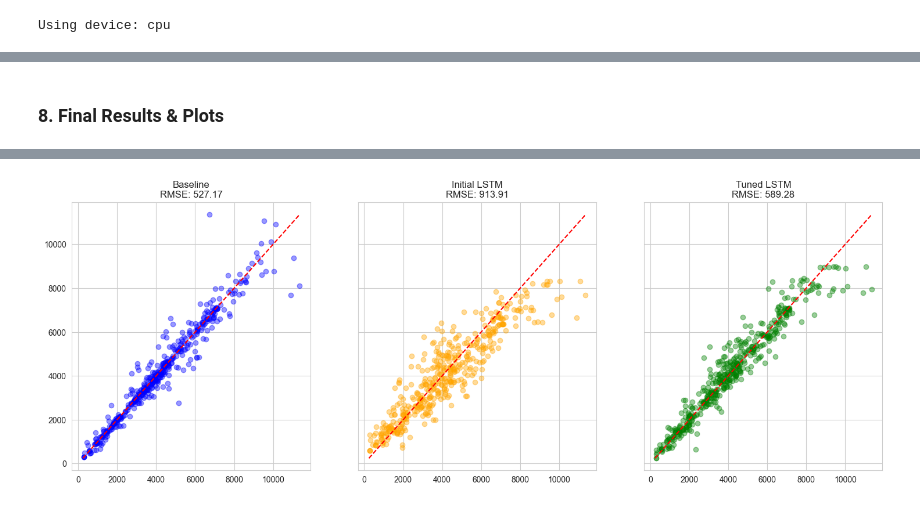
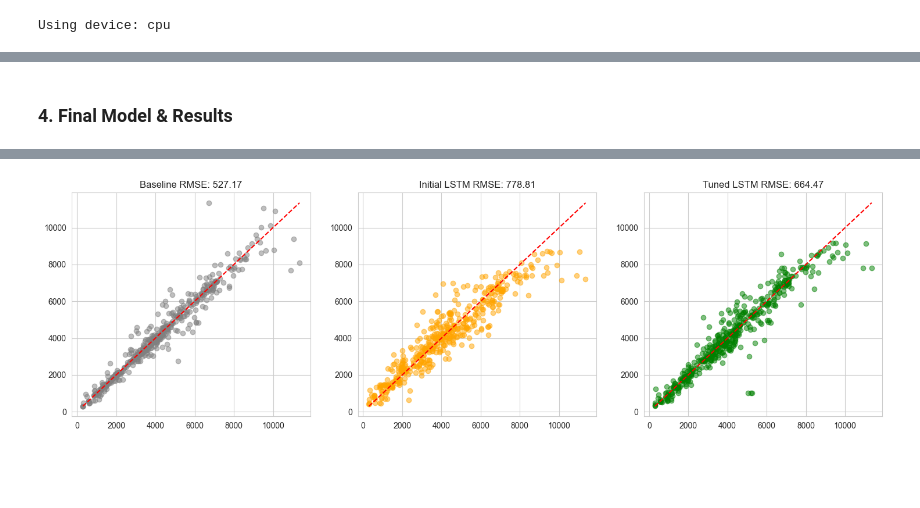
Before and after one commit to pavinpp/ML_project, a Jupyter notebook: Final/Model_Part5_LTSM_Optuna.ipynb, the cells around one changed output, grey strips where cells are left out. Saved outputs shown, nothing was run; the diff lists cells and outputs as text; code cells hidden in the pictures; blank space fills up the shorter version.

```diff
--- a/Final/Model_Part5_LTSM_Optuna.ipynb
+++ b/Final/Model_Part5_LTSM_Optuna.ipynb
@@ -382,38 +349,62 @@ Training Final LSTM Model on Full Data...
-# %% [markdown]
-### 8. Final Results & Plots
+# %% [markdown]
+### 4. Final Model & Results
 # %%
-# Calculate Improvement
-imp_final = (rmse_baseline - rmse_final) / rmse_baseline * 100
+# 1. Combine Train+Val for Final Training
+X_final_t = torch.cat([X_train_t, X_val_t], dim=0)
+y_final_t = torch.cat([y_train_t, y_val_t], dim=0)
 
-print("--- Final Performance Report (Test Set) ---")
-print(f"Baseline Model: RMSE={rmse_baseline:.2f}, R2={r2_baseline:.4f}")
-print(f"Initial LSTM:   RMSE={rmse_init:.2f}")
-print(f"Tuned LSTM:     RMSE={rmse_final:.2f}, R2={r2_final:.4f} (RMSE Improved {imp_final:.2f}%)")
+# 2. Params
+bp = study.best_params
+final_loader = DataLoader(TensorDataset(X_final_t, y_final_t), batch_size=bp['batch_size'], shuffle=True)
 
-# --- PLOT ---
-fig, axes = plt.subplots(1, 3, figsize=(18, 6), sharey=True)
+# 3. Model
+final_model = RiceYieldLSTM(
+    input_dim=X_train_t.shape[2],
+    hidden_size=bp['hidden_size'],
+    n_layers=bp['n_layers'],
+    dropout=bp['dropout']
+).to(device)
 
-y_test_flat = y_test_raw.flatten()
-y_pred_init_flat = y_pred_init.flatten()
-y_pred_final_flat = y_pred_final.flatten()
+# 4. Train
+print("Training Final Model (Full Data)...")
+optimizer = optim.Adam(final_model.parameters(), lr=bp['learning_rate'])
+criterion = nn.MSELoss()
 
-min_val = min(y_test_flat.min(), y_pred_clean.min(), y_pred_final_flat.min())
-max_val = max(y_test_flat.max(), y_pred_clean.max(), y_pred_final_flat.max())
+final_model.train()
+for epoch in range(150):
+    for X_b, y_b in final_loader:
+        optimizer.zero_grad()
+        pred = final_model(X_b)
+        loss = criterion(pred, y_b.unsqueeze(1))
+        loss.backward()
+        optimizer.step()
 
-# 1. Baseline
-axes[0].scatter(y_test_clean, y_pred_clean, alpha=0.4, color='blue')
-axes[0].plot([min_val, max_val], [min_val, max_val], 'r--')
-axes[0].set_title(f'Baseline\nRMSE: {rmse_baseline:.2f}')
+# 5. Eval
+final_model.eval()
+with torch.no_grad():
+    final_pred = final_model(X_test_t).cpu().numpy().flatten()
 
-# 2. Initial
-axes[1].scatter(y_test_flat, y_pred_init_flat, alpha=0.4, color='orange')
-axes[1].plot([min_val, max_val], [min_val, max_val], 'r--')
-axes[1].set_title(f'Initial LSTM\nRMSE: {rmse_init:.2f}')
+rmse_final = np.sqrt(mean_squared_error(y_test_raw, final_pred))
+r2_final = r2_score(y_test_raw, final_pred)
+imp = (rmse_base - rmse_final) / rmse_base * 100
 
-# 3. Tuned
-axes[2].scatter(y_test_flat, y_pred_final_flat, alpha=0.4, color='green')
-axes[2].plot([min_val, max_val], [min_val, max_val], 'r--')
-axes[2].set_title(f'Tuned LSTM\nRMSE: {rmse_final:.2f}')
+print(f"\nFinal LSTM Test RMSE: {rmse_final:.2f} (Improved {imp:.2f}%)")
+print(f"Final LSTM Test R2:   {r2_final:.4f}")
 
+plt.figure(figsize=(18, 5))
+plt.subplot(1, 3, 1)
+plt.scatter(y_test_raw, y_base_raw, alpha=0.5, color='gray')
+plt.plot([y_test_raw.min(), y_test_raw.max()], [y_test_raw.min(), y_test_raw.max()], 'r--')
+plt.title(f'Baseline RMSE: {rmse_base:.2f}')
+
+plt.subplot(1, 3, 2)
+plt.scatter(y_test_raw, init_pred, alpha=0.5, color='orange')
+plt.plot([y_test_raw.min(), y_test_raw.max()], [y_test_raw.min(), y_test_raw.max()], 'r--')
+plt.title(f'Initial LSTM RMSE: {rmse_init:.2f}')
+
+plt.subplot(1, 3, 3)
+plt.scatter(y_test_raw, final_pred, alpha=0.5, color='green')
+plt.plot([y_test_raw.min(), y_test_raw.max()], [y_test_raw.min(), y_test_raw.max()], 'r--')
+plt.title(f'Tuned LSTM RMSE: {rmse_final:.2f}')
 plt.show()
 # %% [output]
@@ -424 +415 @@ Tuned LSTM:     RMSE=589.28, R2=0.9295 (RMSE Improved -11.78%)
-[figure, old version]
+[figure, new version]
```
Also changed, not shown: parts of 19 cells of this notebook, 4 other files.
